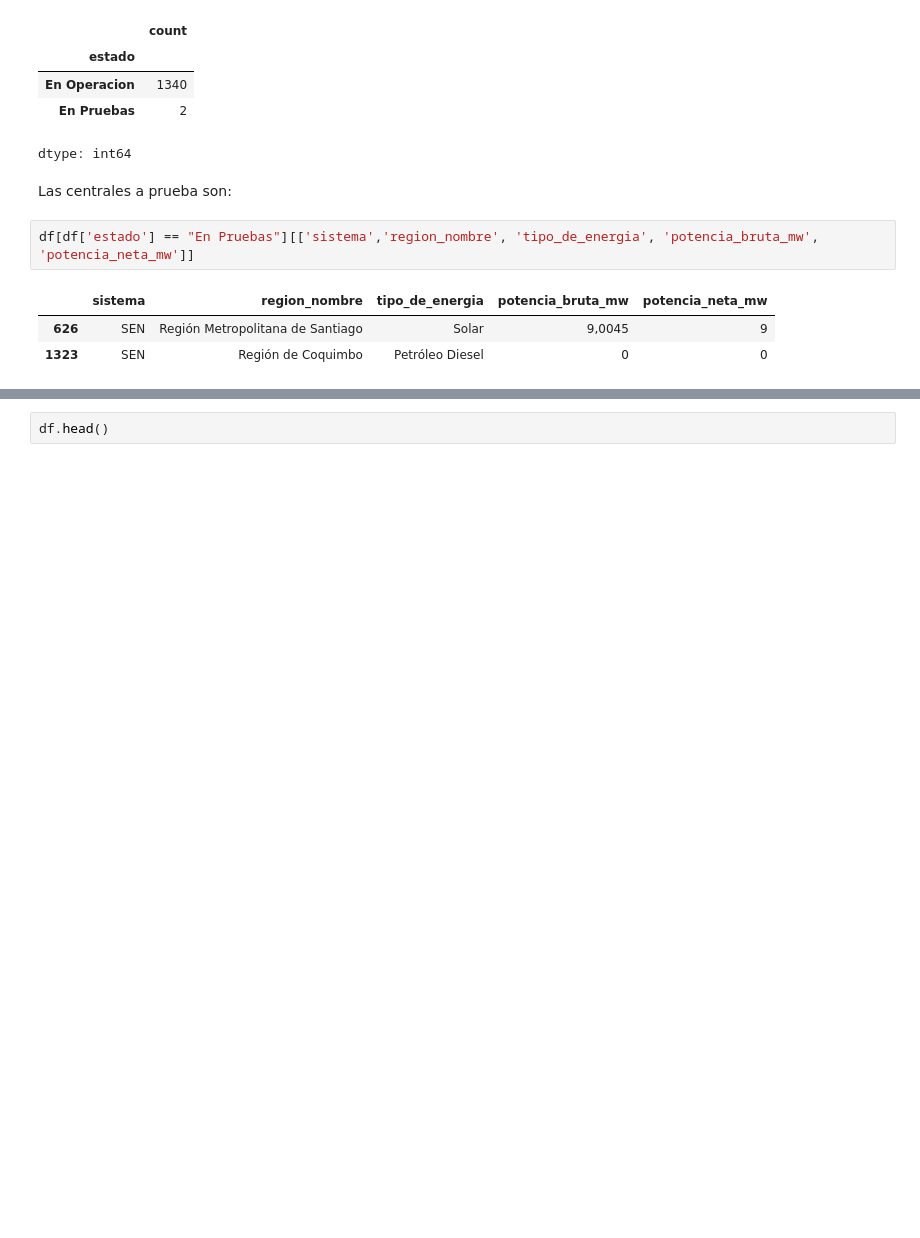
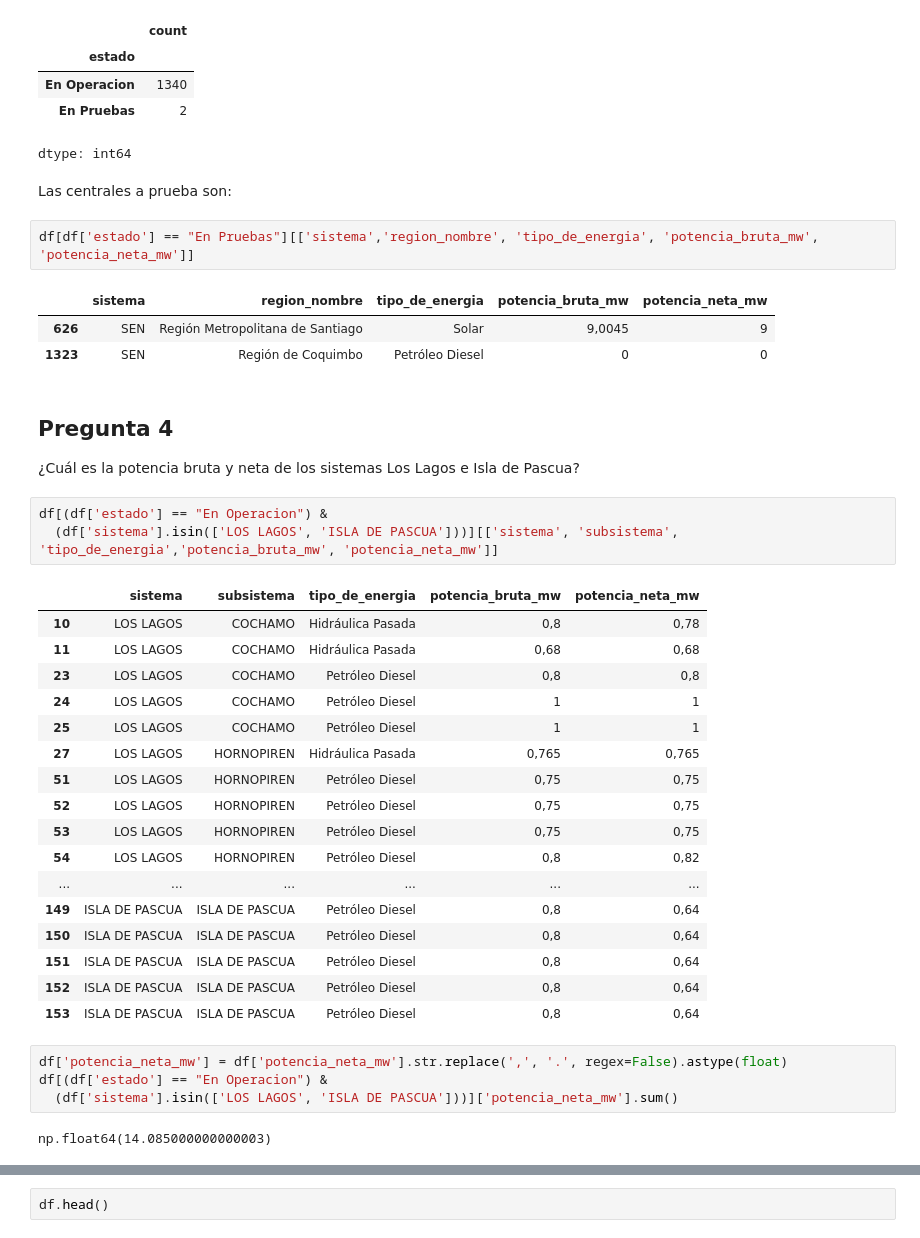
Before and after one commit to victormaciase/Energy, a Jupyter notebook: CapacidadGeneracion.ipynb, the cells around one changed output, grey strips where cells are left out. Drawn from its saved outputs; the diff is of its cells as text; blank space fills up the shorter version.

```diff
--- a/CapacidadGeneracion.ipynb
+++ b/CapacidadGeneracion.ipynb
@@ -50,3 +50,34 @@ df[df['estado'] == "En Pruebas"][['sistema','region_nombre', 'tipo_de_energia',
 |  | sistema | region_nombre | tipo_de_energia | potencia_bruta_mw | potencia_neta_mw |
 | 626 | SEN | Región Metropolitana de Santiago | Solar | 9,0045 | 9 |
 | 1323 | SEN | Región de Coquimbo | Petróleo Diesel | 0 | 0 |
+# %% [markdown]
+## **Pregunta 4**
+
+¿Cuál es la potencia bruta y neta de los sistemas Los Lagos e Isla de Pascua?
+# %%
+df[(df['estado'] == "En Operacion") &
+  (df['sistema'].isin(['LOS LAGOS', 'ISLA DE PASCUA']))][['sistema', 'subsistema', 'tipo_de_energia','potencia_bruta_mw', 'potencia_neta_mw']]
+# %% [output]
+|  | sistema | subsistema | tipo_de_energia | potencia_bruta_mw | potencia_neta_mw |
+| 10 | LOS LAGOS | COCHAMO | Hidráulica Pasada | 0,8 | 0,78 |
+| 11 | LOS LAGOS | COCHAMO | Hidráulica Pasada | 0,68 | 0,68 |
+| 23 | LOS LAGOS | COCHAMO | Petróleo Diesel | 0,8 | 0,8 |
+| 24 | LOS LAGOS | COCHAMO | Petróleo Diesel | 1 | 1 |
+| 25 | LOS LAGOS | COCHAMO | Petróleo Diesel | 1 | 1 |
+| 27 | LOS LAGOS | HORNOPIREN | Hidráulica Pasada | 0,765 | 0,765 |
+| 51 | LOS LAGOS | HORNOPIREN | Petróleo Diesel | 0,75 | 0,75 |
+| 52 | LOS LAGOS | HORNOPIREN | Petróleo Diesel | 0,75 | 0,75 |
+| 53 | LOS LAGOS | HORNOPIREN | Petróleo Diesel | 0,75 | 0,75 |
+| 54 | LOS LAGOS | HORNOPIREN | Petróleo Diesel | 0,8 | 0,82 |
+| ... | ... | ... | ... | ... | ... |
+| 149 | ISLA DE PASCUA | ISLA DE PASCUA | Petróleo Diesel | 0,8 | 0,64 |
+| 150 | ISLA DE PASCUA | ISLA DE PASCUA | Petróleo Diesel | 0,8 | 0,64 |
+| 151 | ISLA DE PASCUA | ISLA DE PASCUA | Petróleo Diesel | 0,8 | 0,64 |
+| 152 | ISLA DE PASCUA | ISLA DE PASCUA | Petróleo Diesel | 0,8 | 0,64 |
+| 153 | ISLA DE PASCUA | ISLA DE PASCUA | Petróleo Diesel | 0,8 | 0,64 |
+# %%
+df['potencia_neta_mw'] = df['potencia_neta_mw'].str.replace(',', '.', regex=False).astype(float)
+df[(df['estado'] == "En Operacion") &
+  (df['sistema'].isin(['LOS LAGOS', 'ISLA DE PASCUA']))]['potencia_neta_mw'].sum()
+# %% [output]
+np.float64(14.085000000000003)
```
Also changed, not shown: parts of 2 cells of this notebook.
